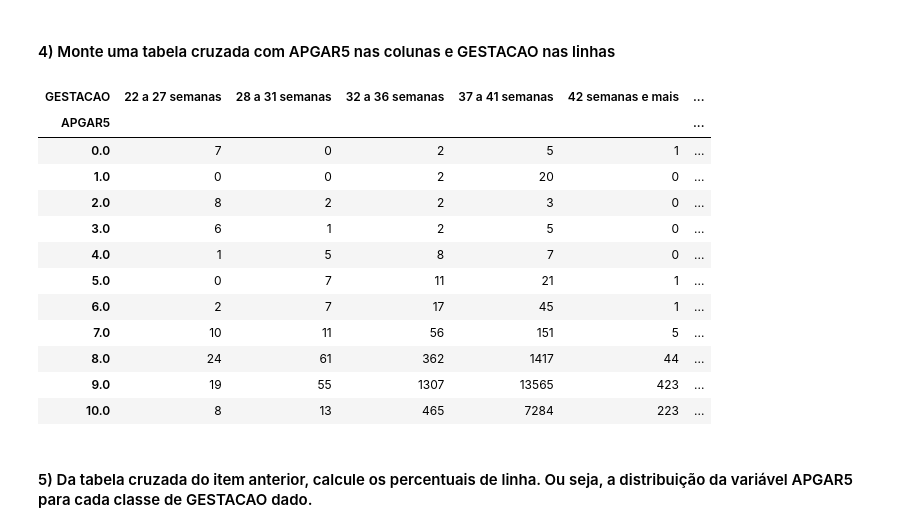
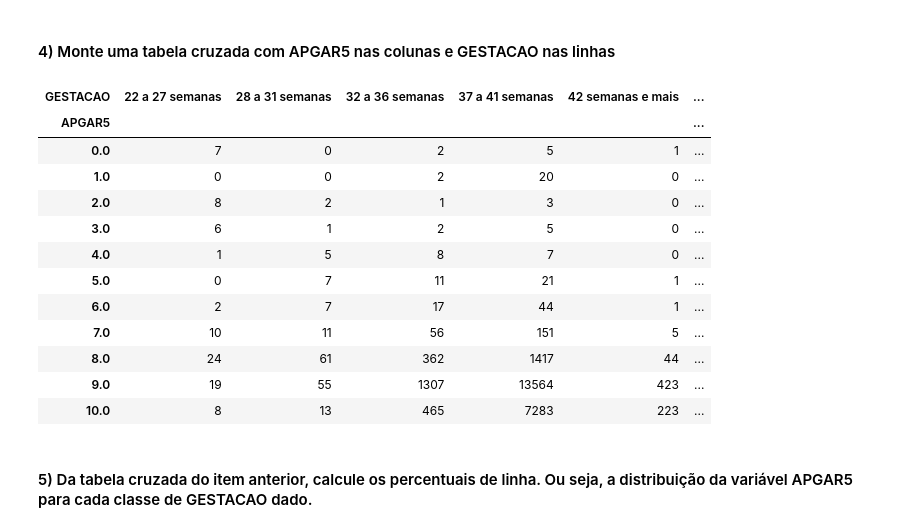
Before and after one commit to gabrielxxx1/visiting-jupyter, a Jupyter notebook: aulas/Módulo 6/mod06 Tarefa 3.ipynb, the cells around one changed output. Cells and saved outputs as stored; diff of their text form; code cells hidden in the pictures.

```diff
--- a/aulas/Módulo 6/mod06 Tarefa 3.ipynb
+++ b/aulas/Módulo 6/mod06 Tarefa 3.ipynb
@@ -71,22 +71,22 @@ plt.show()
 # %% [markdown]
 ####  4) Monte uma tabela cruzada com APGAR5 nas colunas e GESTACAO nas linhas
 # %%
-tabela_cruzada = pd.crosstab(df['APGAR5'], df['GESTACAO'])
+tabela_cruzada = pd.crosstab(df_filtrado['APGAR5'], df_filtrado['GESTACAO'])
 tabela_cruzada
 # %% [output]
 | GESTACAO | 22 a 27 semanas | 28 a 31 semanas | 32 a 36 semanas | 37 a 41 semanas | 42 semanas e mais | ... |
 | APGAR5 |  |  |  |  |  | ... |
 | 0.0 | 7 | 0 | 2 | 5 | 1 | ... |
 | 1.0 | 0 | 0 | 2 | 20 | 0 | ... |
-| 2.0 | 8 | 2 | 2 | 3 | 0 | ... |
+| 2.0 | 8 | 2 | 1 | 3 | 0 | ... |
 | 3.0 | 6 | 1 | 2 | 5 | 0 | ... |
 | 4.0 | 1 | 5 | 8 | 7 | 0 | ... |
 | 5.0 | 0 | 7 | 11 | 21 | 1 | ... |
-| 6.0 | 2 | 7 | 17 | 45 | 1 | ... |
+| 6.0 | 2 | 7 | 17 | 44 | 1 | ... |
 | 7.0 | 10 | 11 | 56 | 151 | 5 | ... |
 | 8.0 | 24 | 61 | 362 | 1417 | 44 | ... |
-| 9.0 | 19 | 55 | 1307 | 13565 | 423 | ... |
-| 10.0 | 8 | 13 | 465 | 7284 | 223 | ... |
+| 9.0 | 19 | 55 | 1307 | 13564 | 423 | ... |
+| 10.0 | 8 | 13 | 465 | 7283 | 223 | ... |
 # %% [markdown]
 ####  5) Da tabela cruzada do item anterior, calcule os percentuais de linha. Ou seja, a distribuição da variável APGAR5 para cada classe de GESTACAO dado.
 # %%
```
Also changed, not shown: parts of 2 cells of this notebook.
